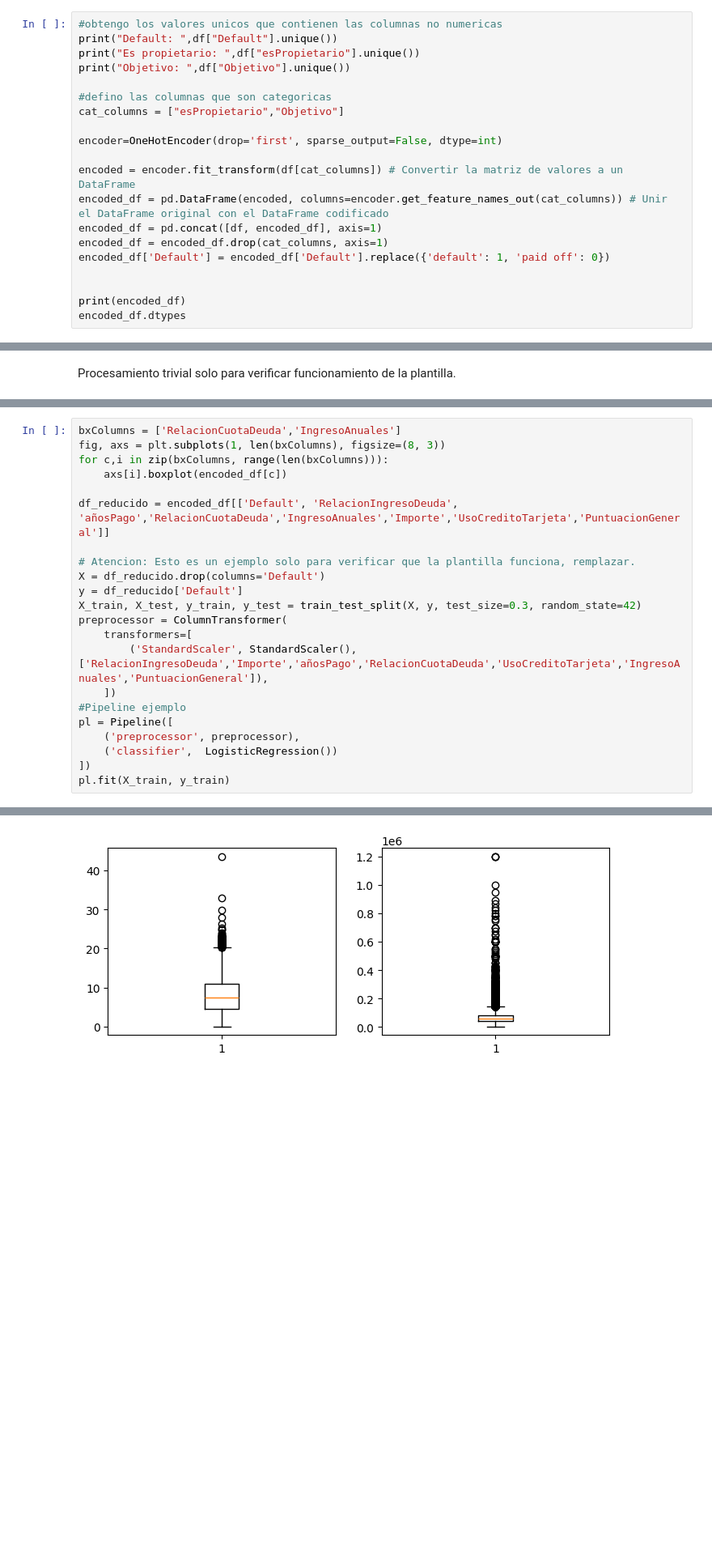
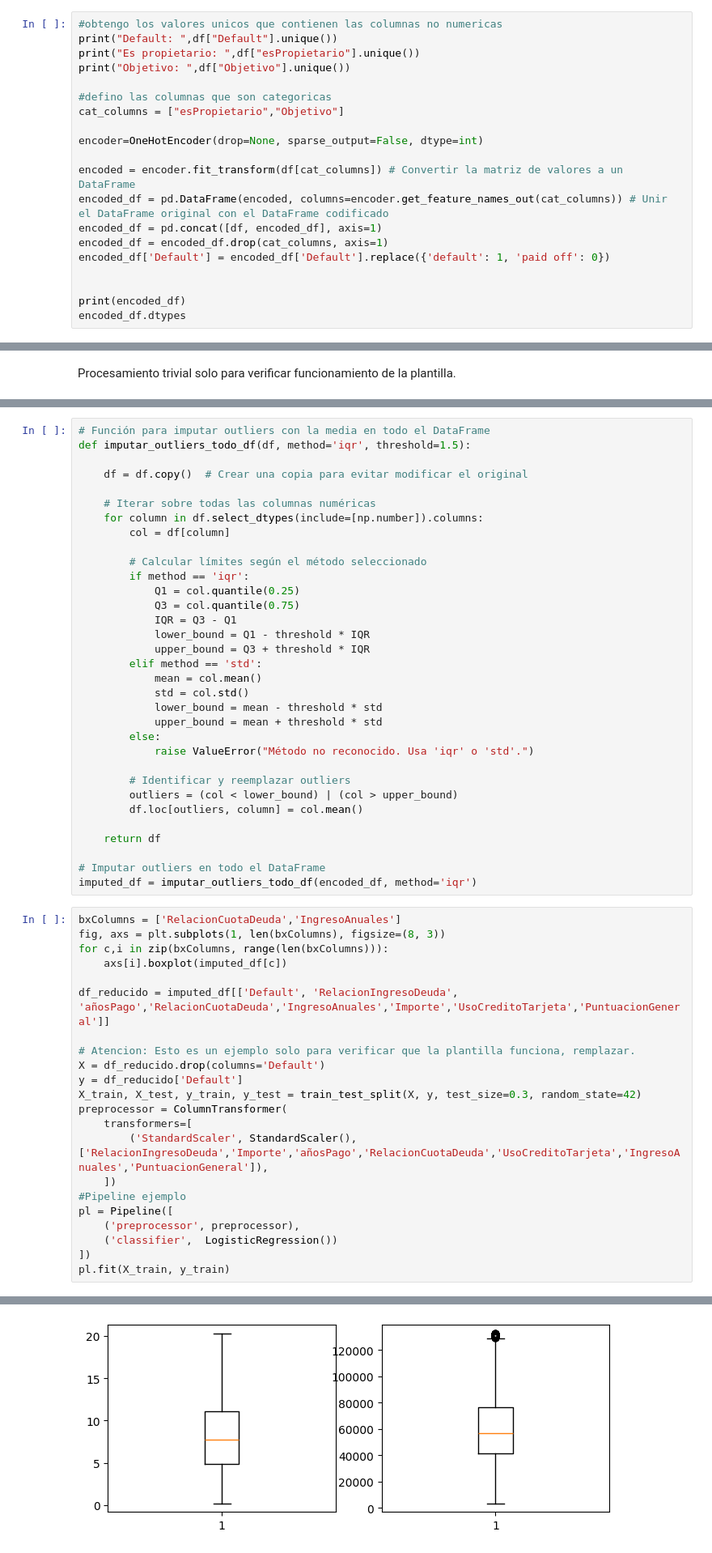
Before and after one commit to agustiniglesias99/numpyCienciaDeDatos, a Jupyter notebook: TP_EntregablePrestamos.ipynb, the cells around one changed output, grey strips where cells are left out. Shown at 81% size. Drawn from its saved outputs; the diff is of its cells as text; blank space fills up the shorter version.

Commit message:
imputamos outliers por la media, analizamos modelos de arbol de decision y reg logistica

```diff
--- a/TP_EntregablePrestamos.ipynb
+++ b/TP_EntregablePrestamos.ipynb
@@ -119,7 +123,7 @@ print("Objetivo: ",df["Objetivo"].unique())
 #defino las columnas que son categoricas
 cat_columns = ["esPropietario","Objetivo"]
 
-encoder=OneHotEncoder(drop='first', sparse_output=False, dtype=int)
+encoder=OneHotEncoder(drop=None, sparse_output=False, dtype=int)
 
 encoded = encoder.fit_transform(df[cat_columns]) # Convertir la matriz de valores a un DataFrame
 encoded_df = pd.DataFrame(encoded, columns=encoder.get_feature_names_out(cat_columns)) # Unir el DataFrame original con el DataFrame codificado
@@ -344,40 +438,73 @@ if remove_outliers:
             encoded_df = encoded_df[(df[c]<LS) & (df[c]>LI)]
 # %% [output]
 [figure]
+# %%
+# Función para imputar outliers con la media en todo el DataFrame
+def imputar_outliers_todo_df(df, method='iqr', threshold=1.5):
+
+    df = df.copy()  # Crear una copia para evitar modificar el original
+
+    # Iterar sobre todas las columnas numéricas
+    for column in df.select_dtypes(include=[np.number]).columns:
+        col = df[column]
+
+        # Calcular límites según el método seleccionado
+        if method == 'iqr':
+            Q1 = col.quantile(0.25)
+            Q3 = col.quantile(0.75)
+            IQR = Q3 - Q1
+            lower_bound = Q1 - threshold * IQR
+            upper_bound = Q3 + threshold * IQR
+        elif method == 'std':
+            mean = col.mean()
+            std = col.std()
+            lower_bound = mean - threshold * std
+            upper_bound = mean + threshold * std
+        else:
+            raise ValueError("Método no reconocido. Usa 'iqr' o 'std'.")
+
+        # Identificar y reemplazar outliers
+        outliers = (col < lower_bound) | (col > upper_bound)
+        df.loc[outliers, column] = col.mean()
+
+    return df
+
+# Imputar outliers en todo el DataFrame
+imputed_df = imputar_outliers_todo_df(encoded_df, method='iqr')
 # %%
 bxColumns = ['RelacionCuotaDeuda','IngresoAnuales']
 fig, axs = plt.subplots(1, len(bxColumns), figsize=(8, 3))
 for c,i in zip(bxColumns, range(len(bxColumns))):
-    axs[i].boxplot(encoded_df[c])
+    axs[i].boxplot(imputed_df[c])
 
-df_reducido = encoded_df[['Default', 'RelacionIngresoDeuda', 'añosPago','RelacionCuotaDeuda','IngresoAnuales','Importe','UsoCreditoTarjeta','PuntuacionGeneral']]
+df_reducido = imputed_df[['Default', 'RelacionIngresoDeuda', 'añosPago','RelacionCuotaDeuda','IngresoAnuales','Importe','UsoCreditoTarjeta','PuntuacionGeneral']]
 
 # Atencion: Esto es un ejemplo solo para verificar que la plantilla funciona, remplazar.
 X = df_reducido.drop(columns='Default')
 y = df_reducido['Default']
 X_train, X_test, y_train, y_test = train_test_split(X, y, test_size=0.3, random_state=42)
 preprocessor = ColumnTransformer(
     transformers=[
         ('StandardScaler', StandardScaler(), ['RelacionIngresoDeuda','Importe','añosPago','RelacionCuotaDeuda','UsoCreditoTarjeta','IngresoAnuales','PuntuacionGeneral']),
     ])
 #Pipeline ejemplo
 pl = Pipeline([
     ('preprocessor', preprocessor),
     ('classifier',  LogisticRegression())
 ])
 pl.fit(X_train, y_train)
 # %% [output]
 Pipeline(steps=[('preprocessor',
                  ColumnTransformer(transformers=[('StandardScaler',
                                                   StandardScaler(),
                                                   ['RelacionIngresoDeuda',
                                                    'Importe', 'añosPago',
                                                    'RelacionCuotaDeuda',
                                                    'UsoCreditoTarjeta',
                                                    'IngresoAnuales',
                                                    'PuntuacionGeneral'])])),
                 ('classifier', LogisticRegression())])
-[figure, old version]
+[figure, new version]
 # %%
 y_pred = pl.predict(X_test) # esto debe ser un pipeline completo
 print(classification_report(y_test, y_pred))
```
Also changed, not shown: parts of 13 cells of this notebook.
